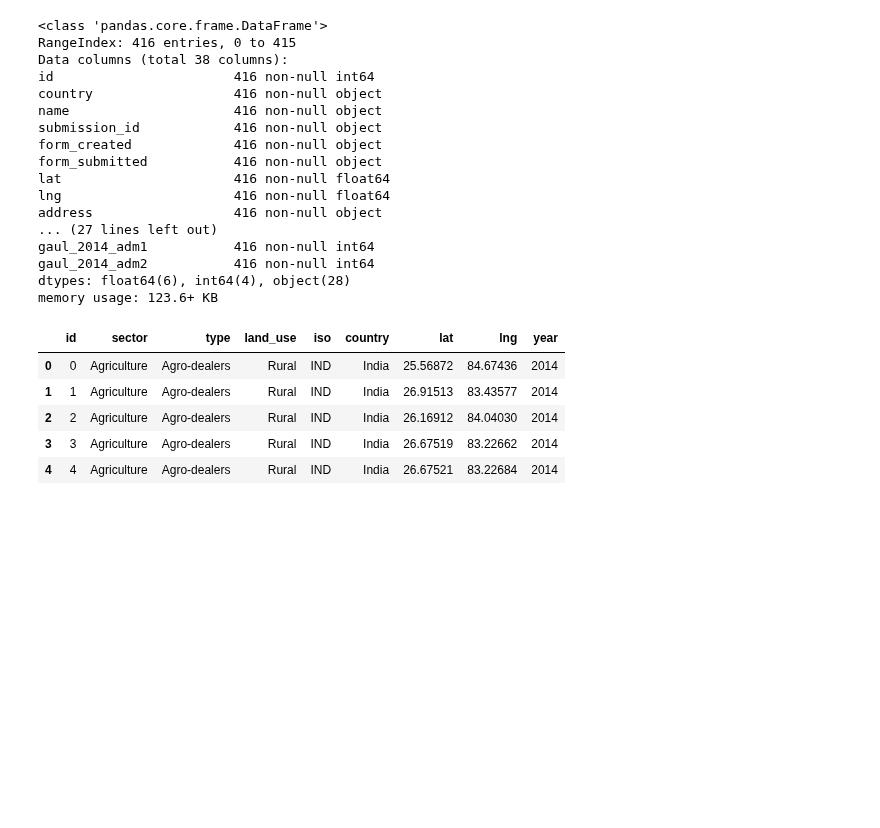
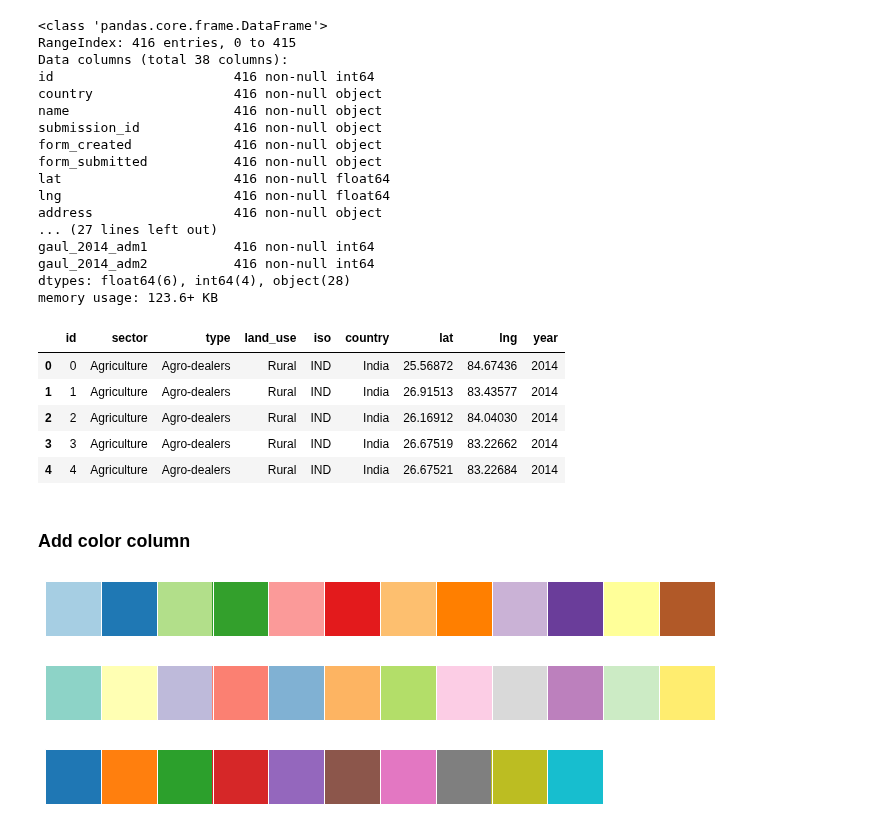
Before and after one commit to Vizzuality/notebooks, a Jupyter notebook: i2i/fspmaps/fspmaps_data_final.ipynb, the cells around one changed output. Drawn from its saved outputs; the diff is of its cells as text; code cells hidden in the pictures; blank space fills up the shorter version.

Commit message:
add layer_id and color columns into fsp_maps

```diff
--- a/i2i/fspmaps/fspmaps_data_final.ipynb
+++ b/i2i/fspmaps/fspmaps_data_final.ipynb
@@ -541,0 +544,17 @@ df.head()
+# %% [markdown]
+### Add color column
+# %%
+import seaborn as sns
+sns.set()
+# %%
+sns.palplot(sns.color_palette("Paired", 12))
+# %% [output]
+[figure, added]
+# %%
+sns.palplot(sns.color_palette("Set3", 12))
+# %% [output]
+[figure, added]
+# %%
+sns.palplot(sns.color_palette("tab10", 10))
+# %% [output]
+[figure, added]
```
Also changed, not shown: parts of 14 cells of this notebook.
